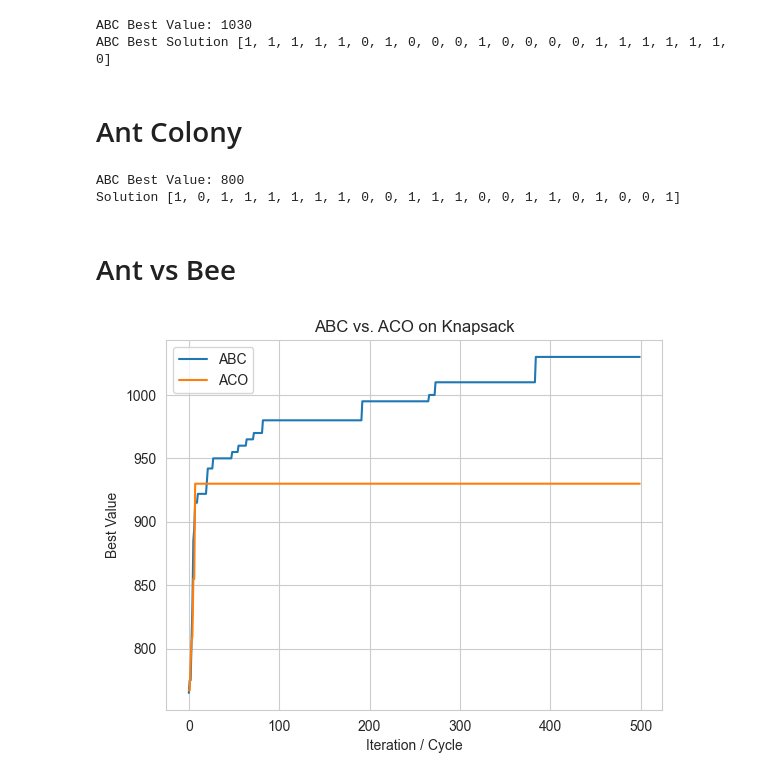
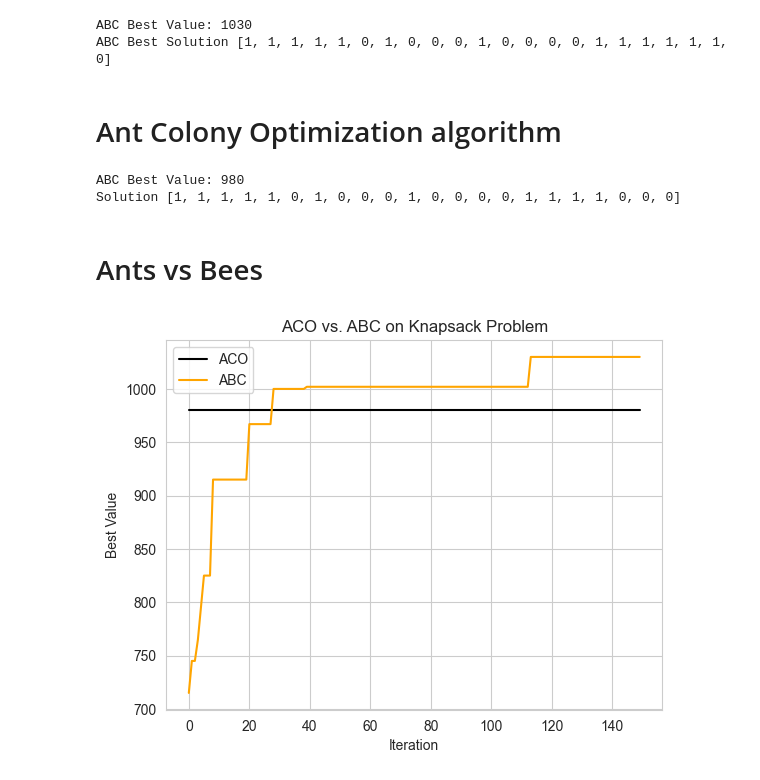
Before and after one commit to mastronardo/Bee-Colony-vs-Ant-Colony, a Jupyter notebook: Knapsack-Problem-with-Genetic-Bee-Ant.ipynb, the cells around one changed output. Saved outputs shown, nothing was run; the diff lists cells and outputs as text; code cells hidden in the pictures.

```diff
--- a/Knapsack-Problem-with-Genetic-Bee-Ant.ipynb
+++ b/Knapsack-Problem-with-Genetic-Bee-Ant.ipynb
@@ -258,16 +231,13 @@ def neighborhood(ind):
     neighbor[a], neighbor[b] = neighbor[b], neighbor[a]
     return neighbor
 
-def artificial_bee_colony(n, fitness_evaluator, pop_size=50, limit=100, max_cycles=1000):
-    def f_min(b):
+def artificial_bee_colony(fitness_evaluator, pop_size: int, limit: int, max_cycles: int) -> tuple[list, int, list]:
+    def f_max(b):
         return -fitness_evaluator(b)[0]
-
-    #best_solution = None
-    #best_value = -float('inf')  # (+) for minimization; (-) for maximizing
 
     # Each bee holds a solution and a trial counter
     bees = [toolbox.individualCreator() for _ in range(pop_size)]
-    fitness = [f_min(b) for b in bees]
+    fitness = [f_max(b) for b in bees]
 
     trials = [0]*pop_size
     best = min(zip(bees, fitness), key=lambda x: x[1])
@@ -277,7 +247,7 @@ def artificial_bee_colony(n, fitness_evaluator, pop_size=50, limit=100, max_cycl
         # Employed bees phase
         for i in range(pop_size):
             neigh = neighborhood(bees[i])
-            fit = f_min(neigh)
+            fit = f_max(neigh)
             if fit < fitness[i]:
                 bees[i], fitness[i], trials[i] = neigh, fit, 0
                 if fit < best[1]:
@@ -295,7 +265,7 @@ def artificial_bee_colony(n, fitness_evaluator, pop_size=50, limit=100, max_cycl
         for _ in range(pop_size):
             i = random.choices(range(pop_size), probs)[0]
             neigh = neighborhood(bees[i])
-            fit = f_min(neigh)
+            fit = f_max(neigh)
             if fit < fitness[i]:
                 bees[i], fitness[i], trials[i] = neigh, fit, 0
                 if fit < best[1]:
@@ -307,25 +277,23 @@ def artificial_bee_colony(n, fitness_evaluator, pop_size=50, limit=100, max_cycl
         for i in range(pop_size):
             if trials[i] > limit:
                 bees[i] = toolbox.individualCreator()
-                fitness[i] = f_min(bees[i])
+                fitness[i] = f_max(bees[i])
                 trials[i] = 0
+
         history.append(-best[1])
-
     return best[0], -best[1], history  # (solution, fitness, history)
 # %%
-abc_sol, abc_val, abc_hist = artificial_bee_colony(22, knapsack_value, pop_size=POPULATION_SIZE//3,
-                                        limit=50, max_cycles=MAX_GENERATIONS*10)
-
+abc_sol, abc_val, abc_hist = artificial_bee_colony(knapsack_value, pop_size=POPULATION_SIZE//5, limit=50, max_cycles=MAX_GENERATIONS*3)
 print("ABC Best Value:", abc_val)
 print("ABC Best Solution", abc_sol)
 # %% [output]
 ABC Best Value: 1030
 ABC Best Solution [1, 1, 1, 1, 1, 0, 1, 0, 0, 0, 1, 0, 0, 0, 0, 1, 1, 1, 1, 1, 1, 0]
 # %% [markdown]
-# Ant Colony
+# Ant Colony Optimization algorithm
 # %%
-def ant_colony_optimization(n, fitness_evaluator, pop_size, max_iters,
-                            alpha=2.0, beta=1.5, rho=0.3, Q=5.0):
+def ant_colony_optimization(n: int, fitness_evaluator, pop_size: int, max_iters: int,
+                            alpha=2.0, beta=0.8, rho=0.2, Q=5.0) -> tuple[list, int, list]:
     # Initialize pheromone and heuristic matrices
     # tau[i, b]: pheromone for choosing bit b (0 or 1) at position i
     tau = np.ones((n, 2))
@@ -376,25 +344,26 @@ def ant_colony_optimization(n, fitness_evaluator, pop_size, max_iters,
 
         history.append(best_value)
 
+    best_solution=[int(x) for x in best_solution]
     return best_solution, best_value, history
 # %%
-ant_sol, ant_val, ant_hist = ant_colony_optimization(22, knapsack_value,
-                                        pop_size=POPULATION_SIZE//3, max_iters=MAX_GENERATIONS*10)
-print("ABC Best Value:", ant_val)
-best_solution = [int(x) for x in ant_sol]
-print("Solution", best_solution)
+aco_sol, aco_val, aco_hist = ant_colony_optimization(len(items), knapsack_value, pop_size=POPULATION_SIZE*15, max_iters=MAX_GENERATIONS*3)
+
+print("ABC Best Value:", aco_val)
+print("Solution", aco_sol)
 # %% [output]
-ABC Best Value: 800
-Solution [1, 0, 1, 1, 1, 1, 1, 1, 0, 0, 1, 1, 1, 0, 0, 1, 1, 0, 1, 0, 0, 1]
+ABC Best Value: 980
+Solution [1, 1, 1, 1, 1, 0, 1, 0, 0, 0, 1, 0, 0, 0, 0, 1, 1, 1, 1, 0, 0, 0]
 # %% [markdown]
-# Ant vs Bee
+# Ants vs Bees
 # %%
-plt.plot(abc_hist, label='ABC')
-plt.plot(ant_hist, label='ACO')
-plt.xlabel('Iteration / Cycle')
+sns.set_style("whitegrid")
+plt.plot(aco_hist, color='black', label='ACO')
+plt.plot(abc_hist, color='orange', label='ABC')
+plt.xlabel('Iteration')
 plt.ylabel('Best Value')
-plt.title('ABC vs. ACO on Knapsack')
+plt.title('ACO vs. ABC on Knapsack Problem')
 plt.legend()
 plt.show()
 # %% [output]
-[figure, old version]
+[figure, new version]
```
Also changed, not shown: parts of 16 cells of this notebook, 2 other files.
